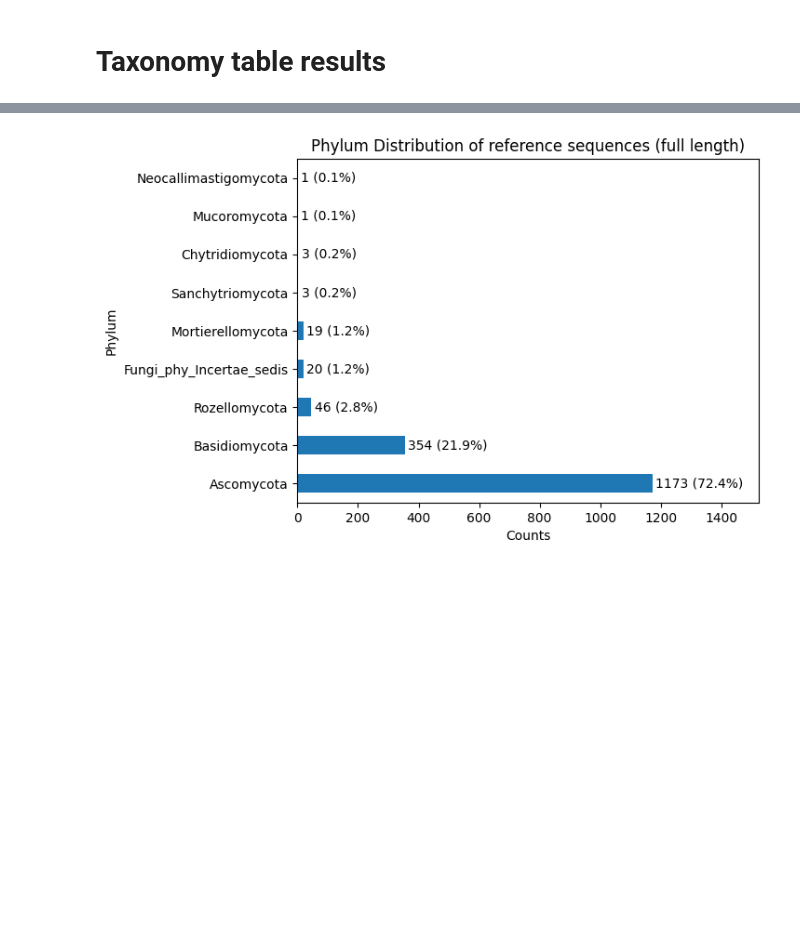
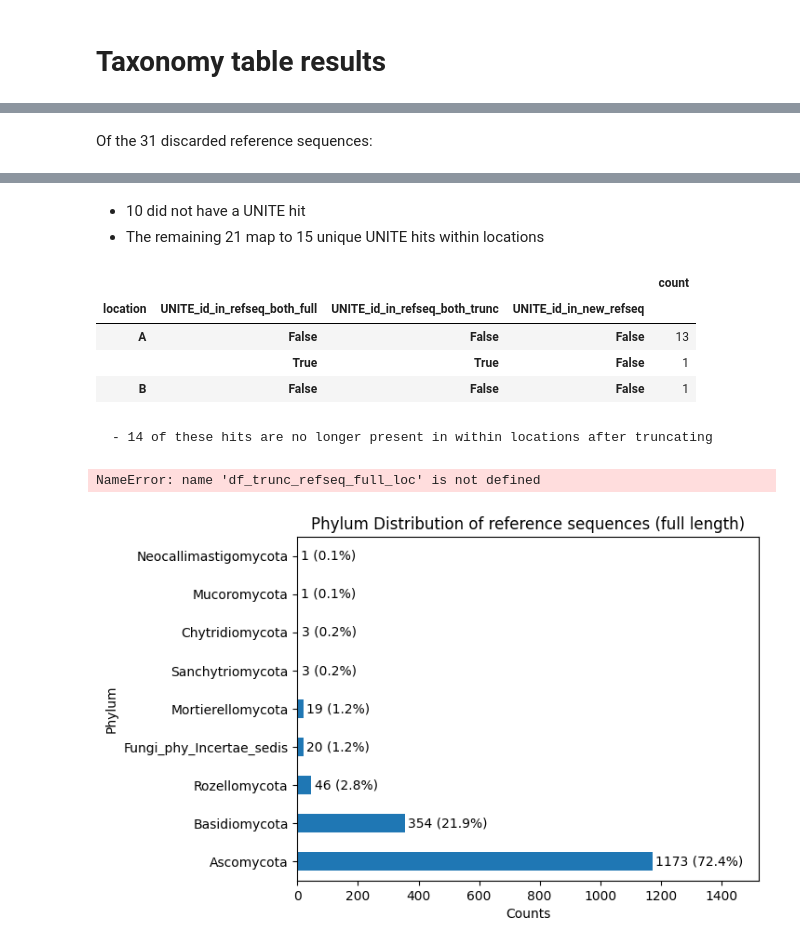
Before and after one commit to SethGG/mycodiversity-arise, a Jupyter notebook: 7_data_analysis.ipynb, the cells around one changed output, grey strips where cells are left out. Saved outputs shown, nothing was run; the diff lists cells and outputs as text; code cells hidden in the pictures; blank space fills up the shorter version.

```diff
--- a/7_data_analysis.ipynb
+++ b/7_data_analysis.ipynb
@@ -523,0 +410,71 @@ See the caveats in the documentation: https://pandas.pydata.org/pandas-docs/stab
+# %%
+#Taxonomic results on the discarded sequences
+df_discard_refseq_full_tax_missing_count = pd.DataFrame(df_discard_refseq_full.value_counts(subset=["location", "refseq_full_exclusive_to_loc", "tax_missing_full"]))
+
+df_discard_unite_full = df_discard_refseq_full[df_discard_refseq_full["tax_missing_full"] == False].drop_duplicates(subset=["location", "UNITE_id_full"])
+
+df_trunc_unite_refseq_both = df_trunc_refseq_both[df_trunc_refseq_both["tax_missing_trunc"] == False].drop_duplicates(subset=["location", "UNITE_id_full", "UNITE_id_trunc"])
+df_trunc_unite_refseq_both_full = df_trunc_unite_refseq_both.drop_duplicates(subset=["location", "UNITE_id_full"])
+df_trunc_unite_refseq_both_trunc = df_trunc_unite_refseq_both.drop_duplicates(subset=["location", "UNITE_id_trunc"])
+
+df_trunc_unite_new_refseq = df_trunc_refseq_new_zotu[
+    (df_trunc_refseq_new_zotu["new_refseq_trunc_within_loc"] == True) & (df_trunc_refseq_new_zotu["tax_missing_trunc"] == True)].drop_duplicates(subset=["location", "UNITE_id_trunc"])
+
+df_discard_unite_full = df_discard_unite_full.merge(
+    df_trunc_unite_refseq_both_full[["location", "UNITE_id_full"]],
+    on=["location","UNITE_id_full"], how="left", indicator=True).set_index(df_discard_unite_full.index)
+df_discard_unite_full["UNITE_id_in_refseq_both_full"] = df_discard_unite_full["_merge"] == "both"
+df_discard_unite_full = df_discard_unite_full.drop(columns=["_merge"])
+
+df_discard_unite_full = df_discard_unite_full.merge(
+    df_trunc_unite_refseq_both_trunc[["location", "UNITE_id_trunc"]].rename(columns={"UNITE_id_trunc": "UNITE_id_full"}),
+    on=["location","UNITE_id_full"], how="left", indicator=True).set_index(df_discard_unite_full.index)
+df_discard_unite_full["UNITE_id_in_refseq_both_trunc"] = df_discard_unite_full["_merge"] == "both"
+df_discard_unite_full = df_discard_unite_full.drop(columns=["_merge"])
+
+df_discard_unite_full = df_discard_unite_full.merge(
+    df_trunc_unite_new_refseq[["location", "UNITE_id_trunc"]].rename(columns={"UNITE_id_trunc": "UNITE_id_full"}),
+    on=["location","UNITE_id_full"], how="left", indicator=True).set_index(df_discard_unite_full.index)
+df_discard_unite_full["UNITE_id_in_new_refseq"] = df_discard_unite_full["_merge"] == "both"
+df_discard_unite_full = df_discard_unite_full.drop(columns=["_merge"])
+
+df_discard_unite_full_counts = pd.DataFrame(df_discard_unite_full.value_counts(
+    subset=["location", "UNITE_id_in_refseq_both_full", "UNITE_id_in_refseq_both_trunc", "UNITE_id_in_new_refseq"]))
+
+num_discard_refseq_full_unite_na = df_discard_refseq_full[df_discard_refseq_full["tax_missing_full"] == True].shape[0]
+num_discard_refseq_full_unite = df_discard_refseq_full[df_discard_refseq_full["tax_missing_full"] == False].shape[0]
+num_discard_unite_full = df_discard_unite_full.shape[0]
+num_discard_unite_full_not_elsewhere = df_discard_unite_full_counts.loc[(slice(None), slice(None), False, False)]["count"].sum()
+display(md(f"Of the {num_discard_refseq_full} discarded reference sequences:"))
+display(df_discard_refseq_full_tax_missing_count)
+display(md(f"- {num_discard_refseq_full_unite_na} did not have a UNITE hit"))
+display(df_discard_unite_full_counts)
+display(md(f"- The remaining {num_discard_refseq_full_unite} map to {num_discard_unite_full} unique UNITE hits within locations\n"
+           f"\t- {num_discard_unite_full_not_elsewhere} of these hits are no longer present in within locations after truncating"))
+
+#Taxonomic differences on ZOTUs that pass at full length and after truncation
+
+df_trunc_refseq_full_loc_tax_missing_count = pd.DataFrame(df_trunc_refseq_full_loc.value_counts(subset=["location", "exclusive_to_loc", "tax_missing_full", "tax_missing_trunc"]))
+display(df_trunc_refseq_full_loc_tax_missing_count)
+
+df_trunc_unite_full_new = df_trunc_refseq_full_loc[df_trunc_refseq_full_loc["tax_missing_full"] != df_trunc_refseq_full_loc["tax_missing_trunc"]].drop_duplicates(subset=["location", "UNITE_id_trunc"])
+
+df_trunc_unite_full_new["UNITE_id_in_trunc"] = df_trunc_unite_full_new["UNITE_id_trunc"].isin(df_trunc_refseq_full_loc[df_trunc_refseq_full_loc["tax_missing_full"] == False]["UNITE_id_trunc"])
+df_trunc_unite_full_new["UNITE_id_in_full"] = df_trunc_unite_full_new["UNITE_id_trunc"].isin(df_trunc_refseq_full_loc[df_trunc_refseq_full_loc["tax_missing_full"] == False]["UNITE_id_full"])
+
+display(df_trunc_unite_full_new[["location", "UNITE_id_trunc", "UNITE_id_in_trunc", "UNITE_id_in_full"]])
+
+df_trunc_unite_full_both = df_trunc_refseq_full_loc[(df_trunc_refseq_full_loc["tax_missing_full"] == False) & (df_trunc_refseq_full_loc["tax_missing_trunc"] == False)]
+df_trunc_unite_full_both["UNITE_id_equal"] = df_trunc_unite_full_both["UNITE_id_full"] == df_trunc_unite_full_both["UNITE_id_trunc"]
+
+display(pd.DataFrame.join(df_trunc_unite_full_both.value_counts(subset=["location", "exclusive_to_loc", "UNITE_id_equal"]),
+                          df_trunc_unite_full_both.drop_duplicates(subset=["location", "UNITE_id_full", "UNITE_id_trunc"]).value_counts(subset=["location", "exclusive_to_loc", "UNITE_id_equal"]), lsuffix="_refseq", rsuffix="_UNITE_id"))
+
+levels = ["phylum", "class", "order", "family", "genus", "species"]
+for level in levels:
+    df_trunc_unite_full_both[f"{level}_equal"] = df_trunc_unite_full_both[f"{level}_full"] == df_trunc_unite_full_both[f"{level}_trunc"]
+
+df_trunc_unite_full_both_not_equal_count = pd.DataFrame(df_trunc_unite_full_both[df_trunc_unite_full_both["UNITE_id_equal"] == False].value_counts(subset=[f"{level}_equal" for level in levels]))
+display(df_trunc_unite_full_both_not_equal_count)
+# %% [output]
+Of the 31 discarded reference sequences:
@@ -524,3 +487,12 @@ See the caveats in the documentation: https://pandas.pydata.org/pandas-docs/stab
+- 10 did not have a UNITE hit
+- The remaining 21 map to 15 unique UNITE hits within locations
+|  |  |  |  | count |
+| location | UNITE_id_in_refseq_both_full | UNITE_id_in_refseq_both_trunc | UNITE_id_in_new_refseq |  |
+| A | False | False | False | 13 |
+|  | True | True | False | 1 |
+| B | False | False | False | 1 |
+	- 14 of these hits are no longer present in within locations after truncating
+NameError: name 'df_trunc_refseq_full_loc' is not defined
 # %%
 value_counts = df_refseq_tax_full["phylum"].value_counts()
 proportions = value_counts / value_counts.sum()
```
Also changed, not shown: parts of 5 cells of this notebook.
